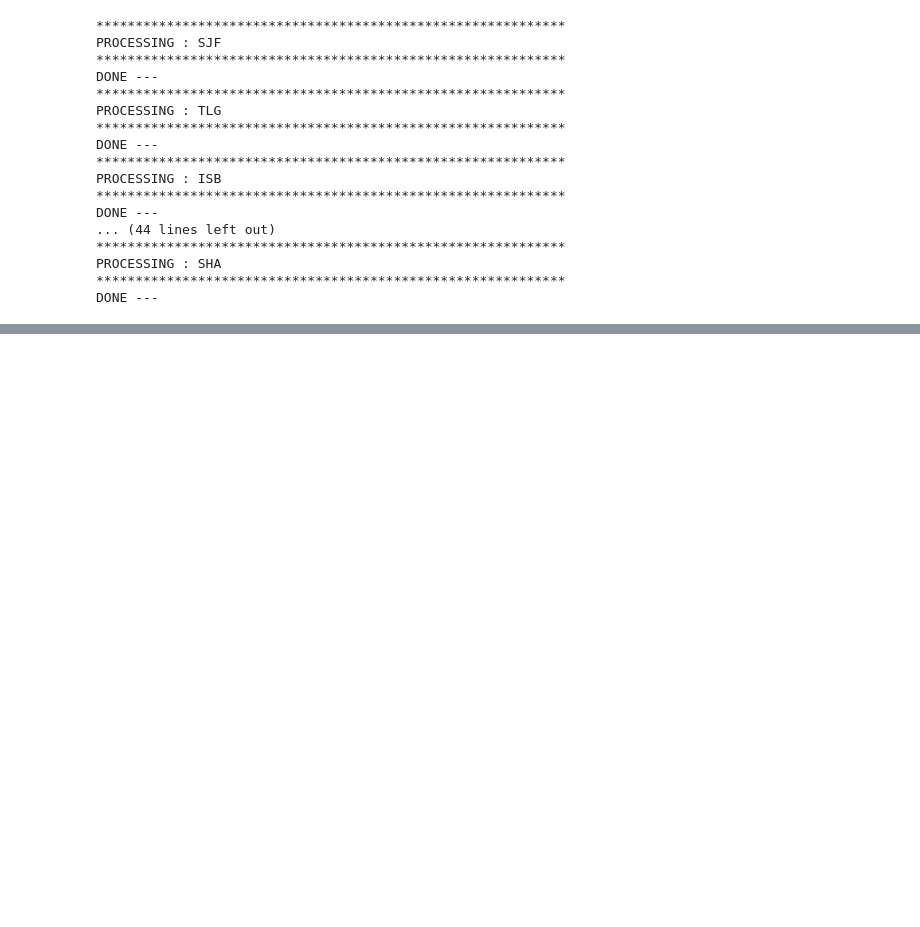
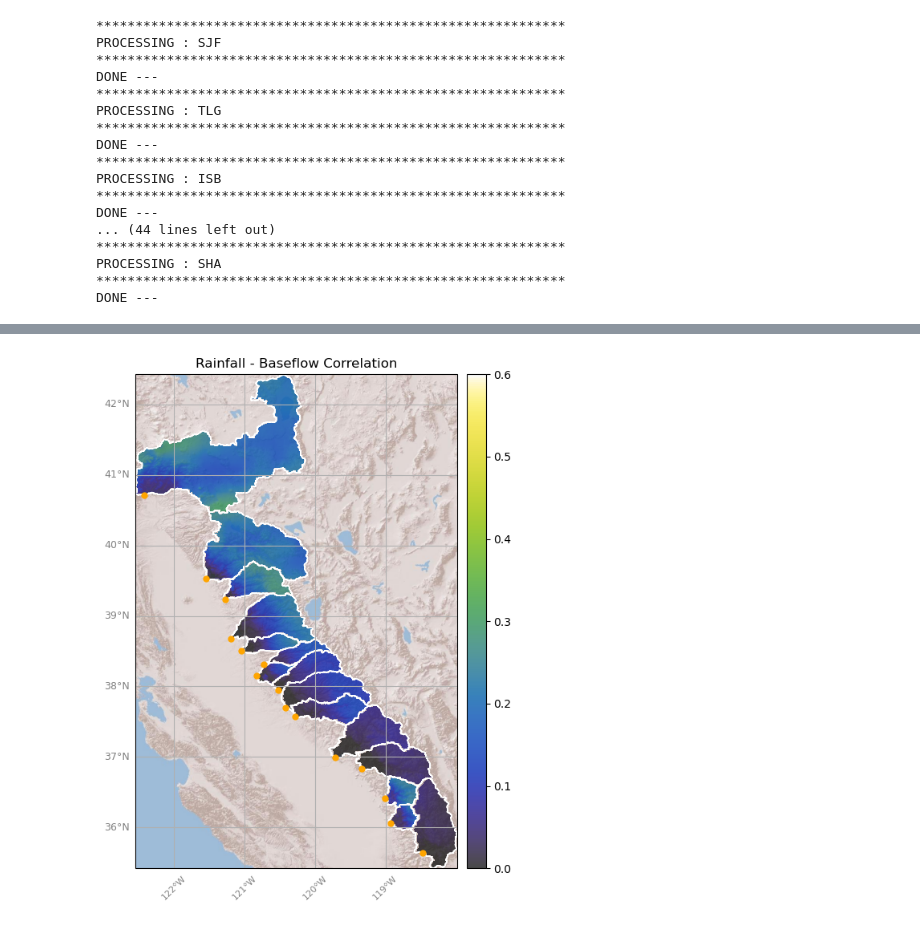
Before and after one commit to kashingtonDC/Baseflow_Source, a Jupyter notebook: code/05_XC_Figs.ipynb, the cells around one changed output, grey strips where cells are left out. Cells and saved outputs as stored; diff of their text form; code cells hidden in the pictures; blank space fills up the shorter version.

```diff
--- a/code/05_XC_Figs.ipynb
+++ b/code/05_XC_Figs.ipynb
@@ -190,15 +189,17 @@ plt.show()
 # %%
-src = rio.open("../results/BF_src/merged/prcp.tiff")
+src = rio.open("../results/BF_XC_final/merged/prcp.tiff")
 arr = src.read(1)
 arr[arr==src.nodata] = np.nan
 
 fig, axes = plt.subplots(nrows=1, ncols=1,figsize = (12,8), subplot_kw={'projection': ccrs.PlateCarree()})
-im = plot_basemaps(arr, "../shape/sierra_catchments.shp", "Rainfall - Baseflow Correlation", cmap = cmap, ax = axes, latlabels = True, lonlabels = True, vmax = 0.6)
+im = plot_basemaps(arr, "../shape/sierra_catchments.shp", "Rainfall - Baseflow Correlation", cmap = cmap, ax = axes, latlabels = True, lonlabels = True,vmax = 0.6)
 fig.subplots_adjust(wspace=0.02,hspace =0.00)
 cax = fig.add_axes([axes.get_position().x1+0.01,axes.get_position().y0,0.02,axes.get_position().y1-axes.get_position().y0])
 fig.colorbar(mappable = im, orientation='vertical', cax = cax,ax = axes)
 
 plt.show()
+# %% [output]
+[figure, added]
 # %%
 # ELEVATION ANALYSIS
 
```
Also changed, not shown: parts of 16 cells of this notebook, 1 other file.
